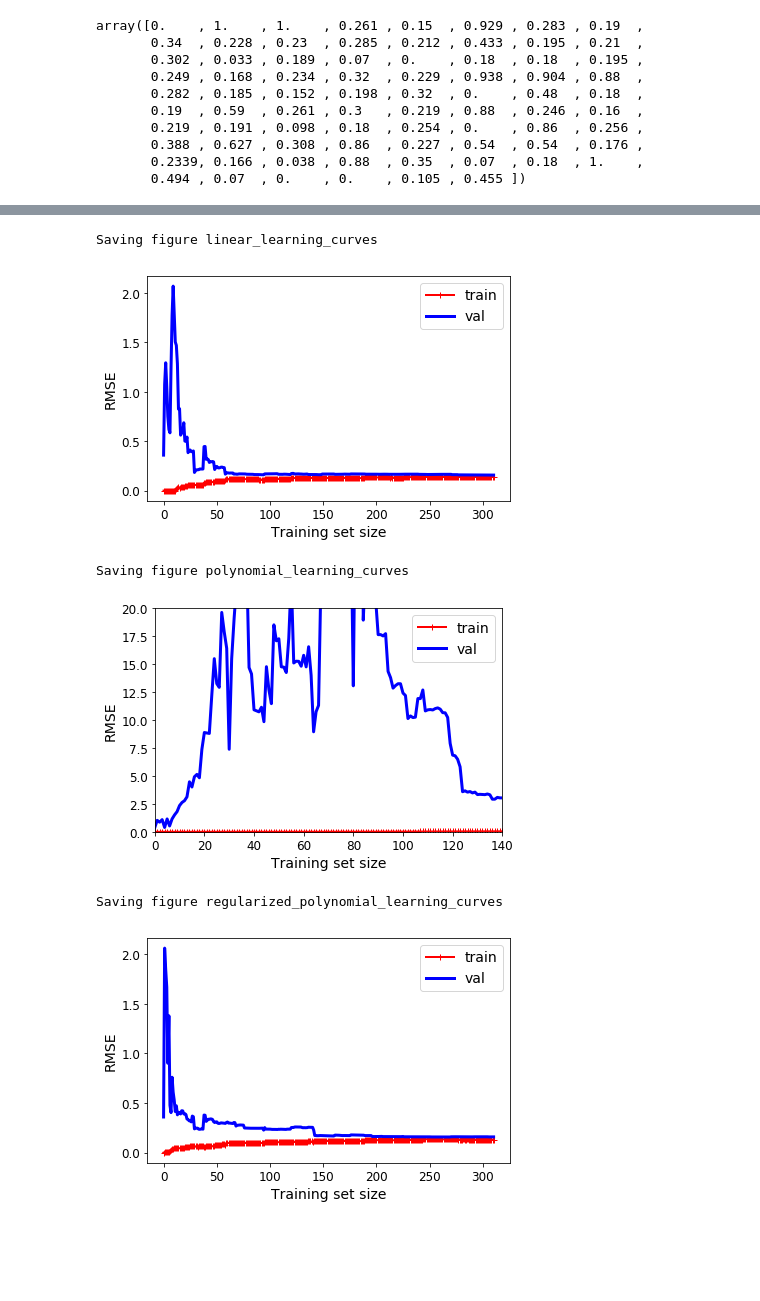
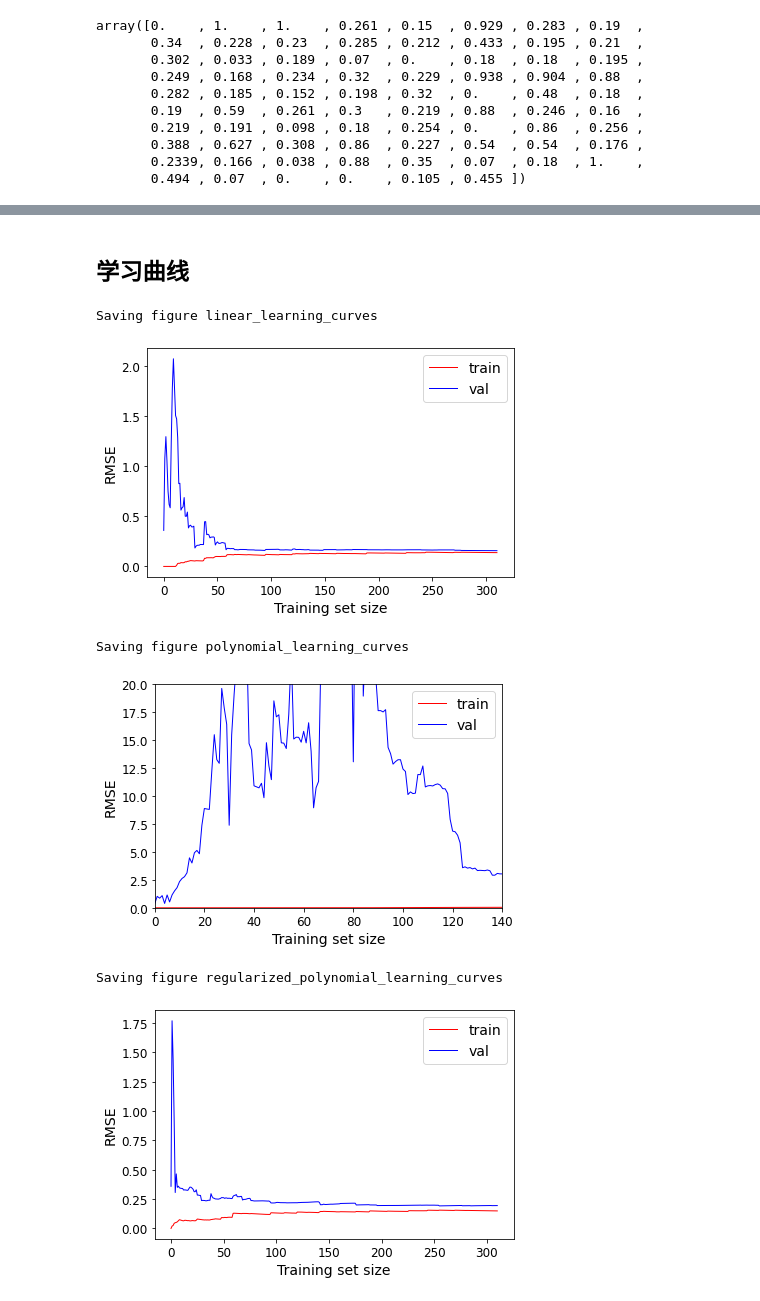
Before and after one commit to ZJUEarthData/DS_explore, a Jupyter notebook: chinese/linear_polynomial_regression/linear_polynomial_reg.ipynb, the cells around one changed output, grey strips where cells are left out. Cells and saved outputs as stored; diff of their text form; code cells hidden in the pictures; blank space fills up the shorter version.

Commit message:
optimize linear and polynomial regression code in chinese and english

```diff
--- a/chinese/linear_polynomial_regression/linear_polynomial_reg.ipynb
+++ b/chinese/linear_polynomial_regression/linear_polynomial_reg.ipynb
@@ -538,0 +632,16 @@ Standard deviation: 0.10186686925225122
+# %%
+from sklearn.model_selection import GridSearchCV
+from sklearn.linear_model import ElasticNet
+
+param_grid = [
+    # 尝试 12 (3×4x1x1) 超参数组合
+    {'alpha': [0.1, 0.2, 0.3], 'l1_ratio': [0.2, 0.3, 0.4, 0.5],
+     'max_iter': [100000], 'tol': [0.0005]},
+  ]
+
+elastic_net = ElasticNet(random_state=42)
+# 五折交叉, 总共的训练次数达到 60 (12*5) 次
+grid_search = GridSearchCV(elastic_net, param_grid, cv=5,
+                           scoring='neg_mean_squared_error', return_train_score=True)
+
+grid_search.fit(X, y)
@@ -539,3 +679,5 @@ Standard deviation: 0.10186686925225122
+# %% [markdown]
+## 学习曲线
 # %%
 def plot_learning_curves(model, X_train, y_train, X_val, y_val):
     """
@@ -552,27 +694,27 @@ def plot_learning_curves(model, X_train, y_train, X_val, y_val):
         y_val_predict = model.predict(X_val)
         train_errors.append(mean_squared_error(y_train_predict, y_train[:m]))
         val_errors.append(mean_squared_error(y_val_predict, y_val))
-    plt.plot(np.sqrt(train_errors), "r-+", linewidth=2, label="train")
-    plt.plot(np.sqrt(val_errors), "b-", linewidth=3, label="val")
+    plt.plot(np.sqrt(train_errors), "r-", linewidth=1, label="train")
+    plt.plot(np.sqrt(val_errors), "b-", linewidth=1, label="val")
     plt.legend(loc="upper right", fontsize=14)
     plt.xlabel("Training set size", fontsize=14)
     plt.ylabel("RMSE", fontsize=14)
 # %%
-plot_learning_curves(lin_reg, major_el, major_el_labels, major_el_test, major_el_test_labels)
+plot_learning_curves(lin_reg, X_train, y_train, X_test, y_test)
 save_fig("linear_learning_curves")
 # %% [output]
 Saving figure linear_learning_curves
-[figure, old version]
+[figure, new version]
 # %%
-plot_learning_curves(poly_lin_reg, major_el_poly, major_el_labels, major_el_test_poly, major_el_test_labels)
+plot_learning_curves(poly_reg, X_train_poly, y_train, X_test_poly, y_test)
 plt.axis([0, 140, 0, 20])
 save_fig("polynomial_learning_curves")
 # %% [output]
 Saving figure polynomial_learning_curves
-[figure, old version]
+[figure, new version]
 # %%
-plot_learning_curves(elastic_net, major_el_poly, major_el_labels, major_el_test_poly, major_el_test_labels)
+plot_learning_curves(elastic_net, X_train_poly, y_train, X_test_poly, y_test)
 save_fig("regularized_polynomial_learning_curves")
 # %% [output]
 Saving figure regularized_polynomial_learning_curves
-[figure, old version]
+[figure, new version]
```
Also changed, not shown: parts of 71 cells of this notebook, 10 other files.
